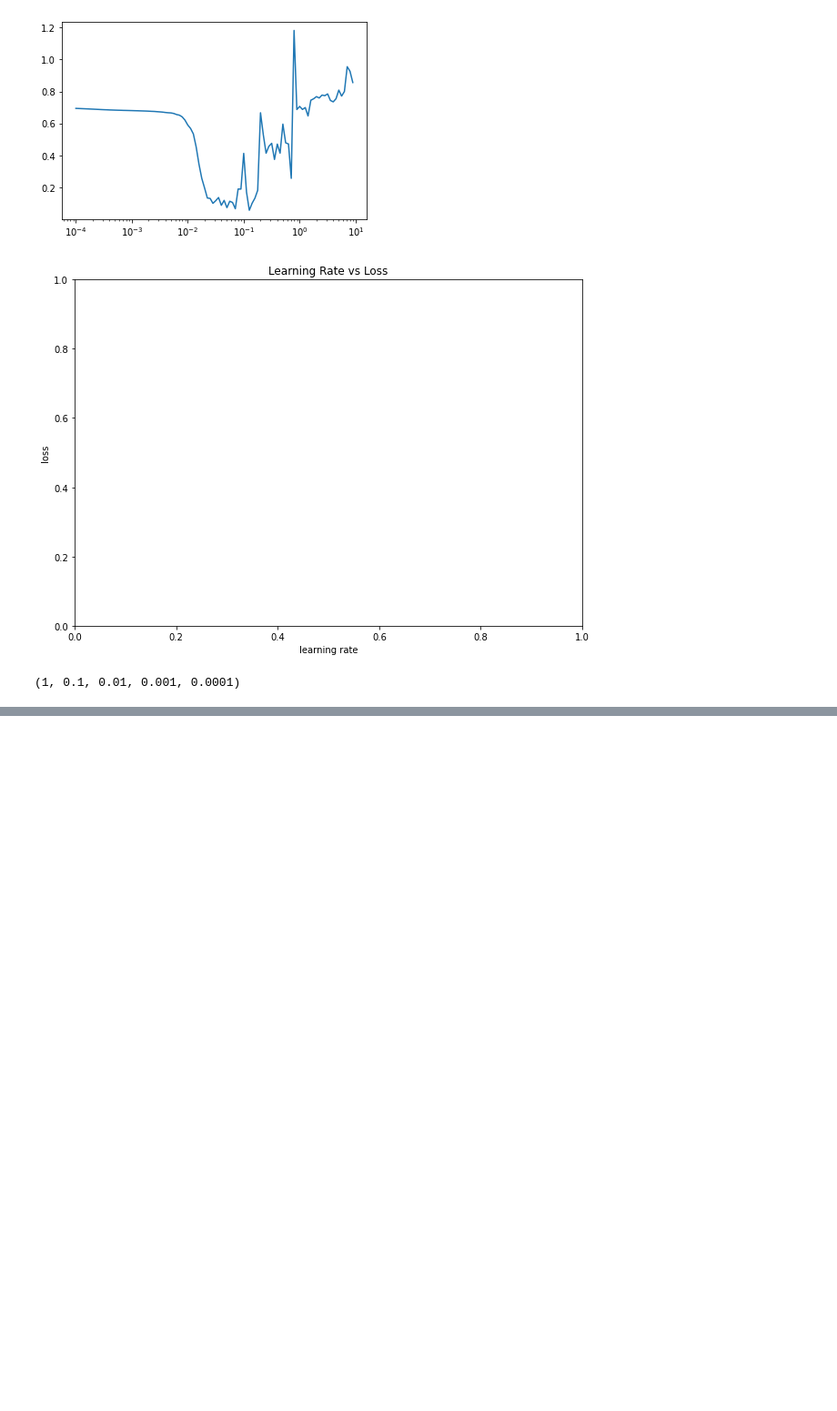
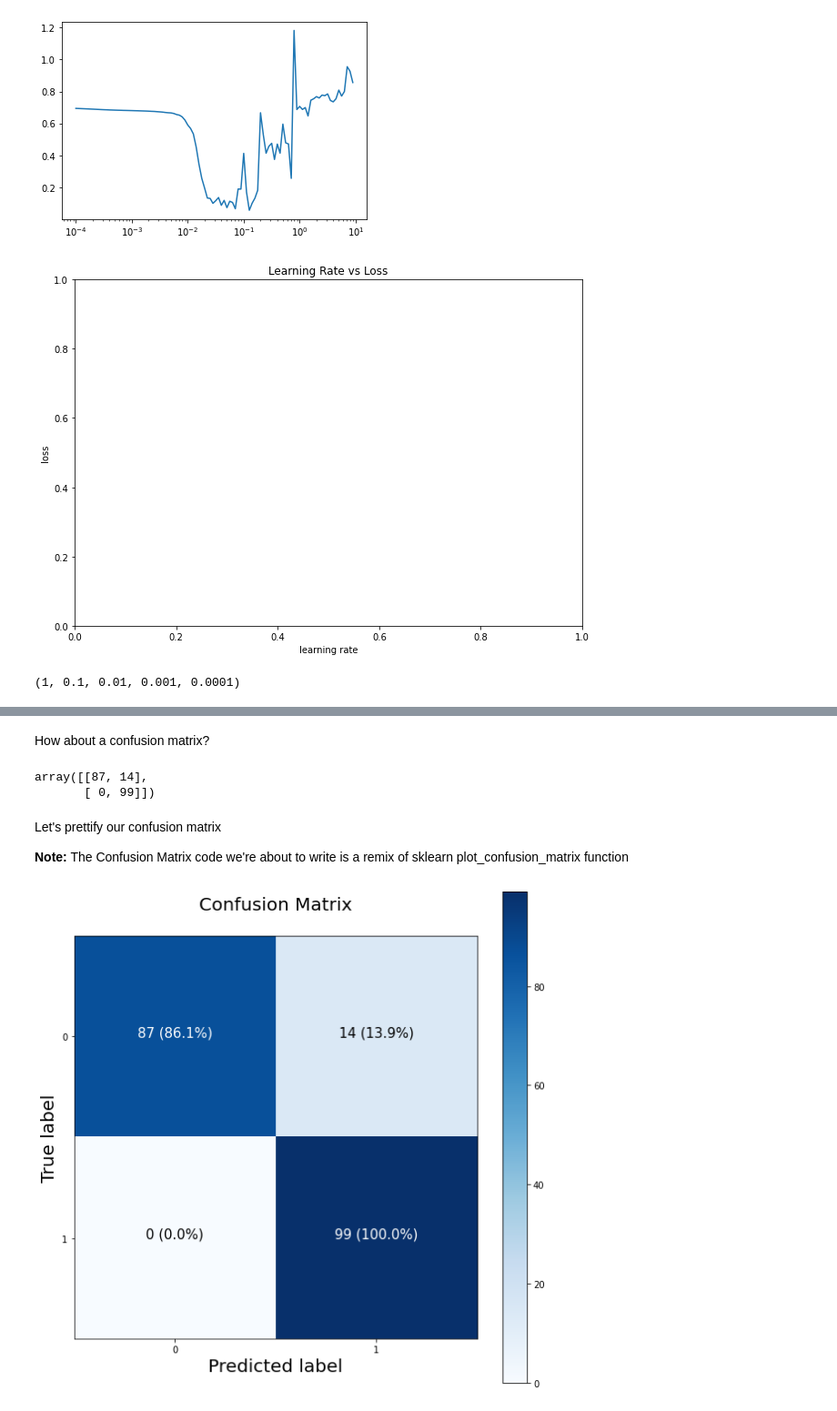
Before and after one commit to moimigueldev/tensorflow-ztm, a Jupyter notebook: 02_neural_network_classification.ipynb, the cells around one changed output, grey strips where cells are left out. Shown at 91% size. Cells and saved outputs as stored; diff of their text form; code cells hidden in the pictures; blank space fills up the shorter version.

```diff
--- a/02_neural_network_classification.ipynb
+++ b/02_neural_network_classification.ipynb
@@ -663,0 +735,77 @@ Text(0.5, 1.0, 'Learning Rate vs Loss')
+# %% [markdown]
+How about a confusion matrix?
+# %%
+
+from sklearn.metrics import confusion_matrix
+
+y_preds = model_10.predict(X_test)
+
+# Convert preds probs to binary format and view first 10
+y_preds = tf.round(y_preds)
+
+
+# Create Matrix
+confusion_matrix(y_test, y_preds)
+# %% [output]
+array([[87, 14],
+       [ 0, 99]])
+# %% [markdown]
+Let's prettify our confusion matrix
+
+**Note:** The Confusion Matrix code we're about to write is a remix of sklearn plot_confusion_matrix function
+# %%
+# Note: The following confusion matrix code is a remix of Scikit-Learn's
+# plot_confusion_matrix function - https://scikit-learn.org/stable/modules/generated/sklearn.metrics.plot_confusion_matrix.html
+# and Made with ML's introductory notebook - https://github.com/GokuMohandas/MadeWithML/blob/main/notebooks/08_Neural_Networks.ipynb
+import itertools
+
+figsize = (10, 10)
+
+# Create the confusion matrix
+cm = confusion_matrix(y_test, tf.round(y_preds))
+cm_norm = cm.astype("float") / cm.sum(axis=1)[:, np.newaxis] # normalize it
+n_classes = cm.shape[0]
+
+# Let's prettify it
+fig, ax = plt.subplots(figsize=figsize)
+# Create a matrix plot
+cax = ax.matshow(cm, cmap=plt.cm.Blues) # https://matplotlib.org/3.2.0/api/_as_gen/matplotlib.axes.Axes.matshow.html
+fig.colorbar(cax)
+
+# Create classes
+classes = False
+
+if classes:
+  labels = classes
+else:
+  labels = np.arange(cm.shape[0])
+
+# Label the axes
+ax.set(title="Confusion Matrix",
+       xlabel="Predicted label",
+       ylabel="True label",
+       xticks=np.arange(n_classes),
+       yticks=np.arange(n_classes),
+       xticklabels=labels,
+       yticklabels=labels)
+
+# Set x-axis labels to bottom
+ax.xaxis.set_label_position("bottom")
+ax.xaxis.tick_bottom()
+
+# Adjust label size
+ax.xaxis.label.set_size(20)
+ax.yaxis.label.set_size(20)
+ax.title.set_size(20)
+
+# Set threshold for different colors
+threshold = (cm.max() + cm.min()) / 2.
+
+# Plot the text on each cell
+for i, j in itertools.product(range(cm.shape[0]), range(cm.shape[1])):
+  plt.text(j, i, f"{cm[i, j]} ({cm_norm[i, j]*100:.1f}%)",
+           horizontalalignment="center",
+           color="white" if cm[i, j] > threshold else "black",
+           size=15)
+# %% [output]
+[figure, added]
```
Also changed, not shown: parts of 15 cells of this notebook.
